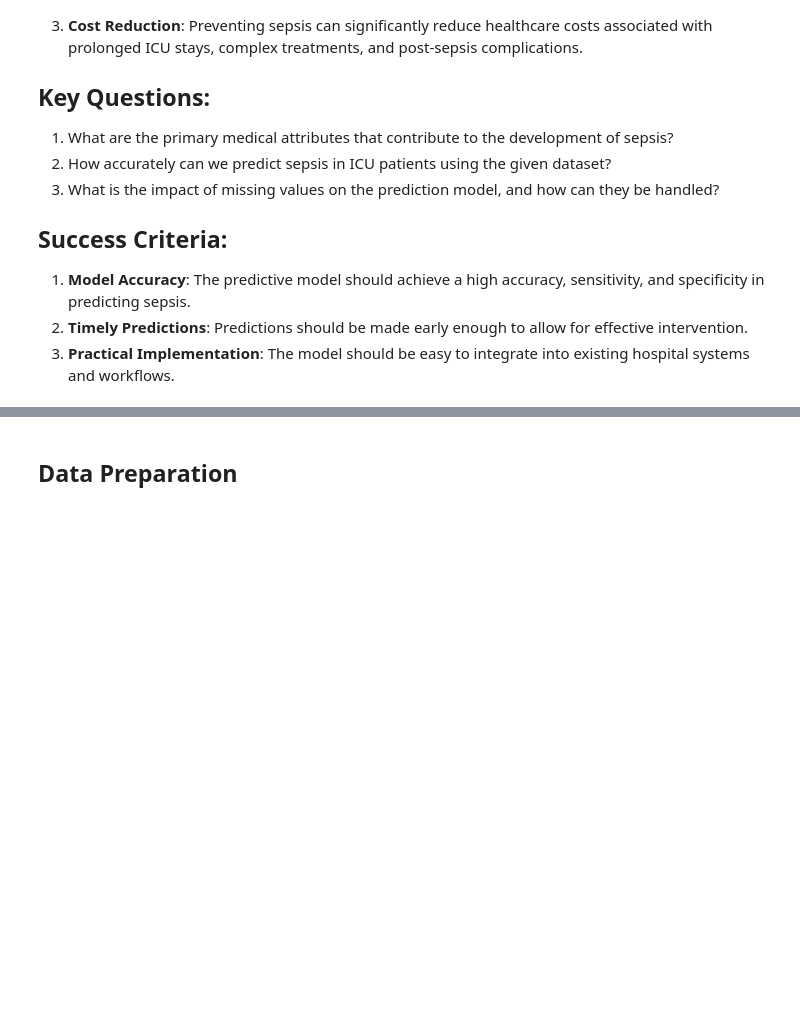
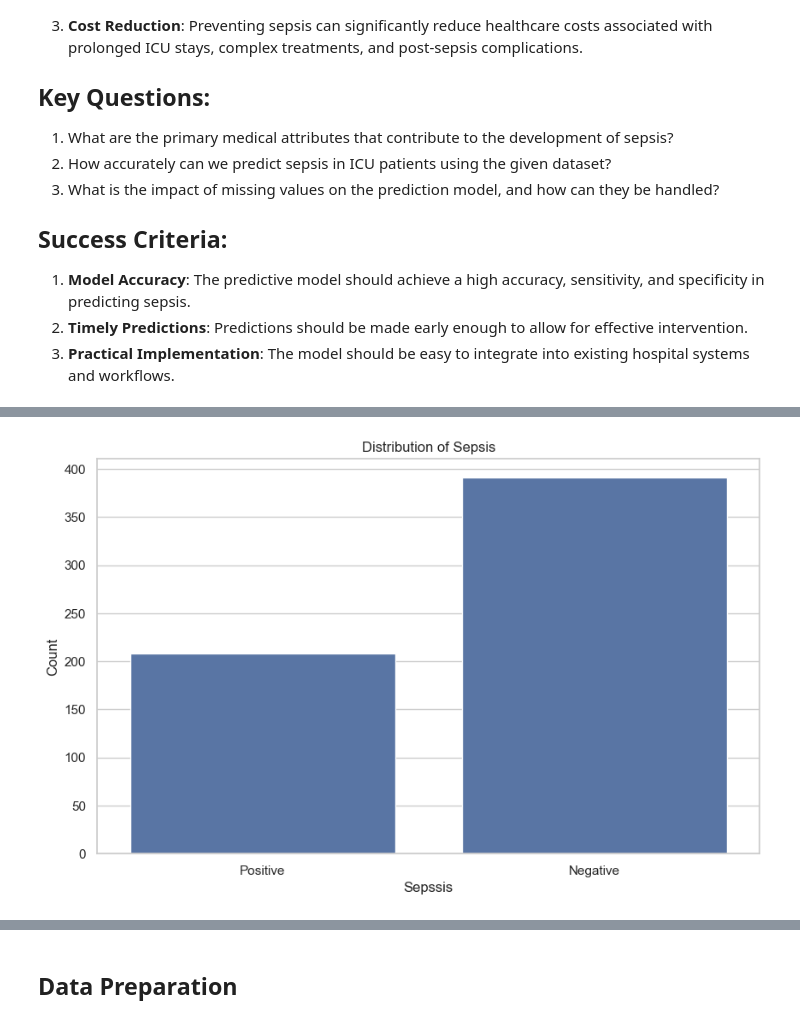
Before and after one commit to parockson/Building-Machine-Learning-APIs-With-FastAPI, a Jupyter notebook: notebooks/Machine_learning_modelling.ipynb, the cells around one changed output, grey strips where cells are left out. Drawn from its saved outputs; the diff is of its cells as text; code cells hidden in the pictures; blank space fills up the shorter version.

```diff
--- a/notebooks/Machine_learning_modelling.ipynb
+++ b/notebooks/Machine_learning_modelling.ipynb
@@ -81,0 +280,11 @@ The dataset consists of several attributes related to patient health metrics and
+# %%
+# Target variable analysis
+# Distribution of the target variable (Sepsis)
+plt.figure(figsize=(10, 6))
+sns.countplot(x='Sepssis', data=train_df)
+plt.title('Distribution of Sepsis')
+plt.xlabel('Sepssis')
+plt.ylabel('Count')
+plt.show()
+# %% [output]
+[figure, added]
```
Also changed, not shown: parts of 70 cells of this notebook, 4 other files.
